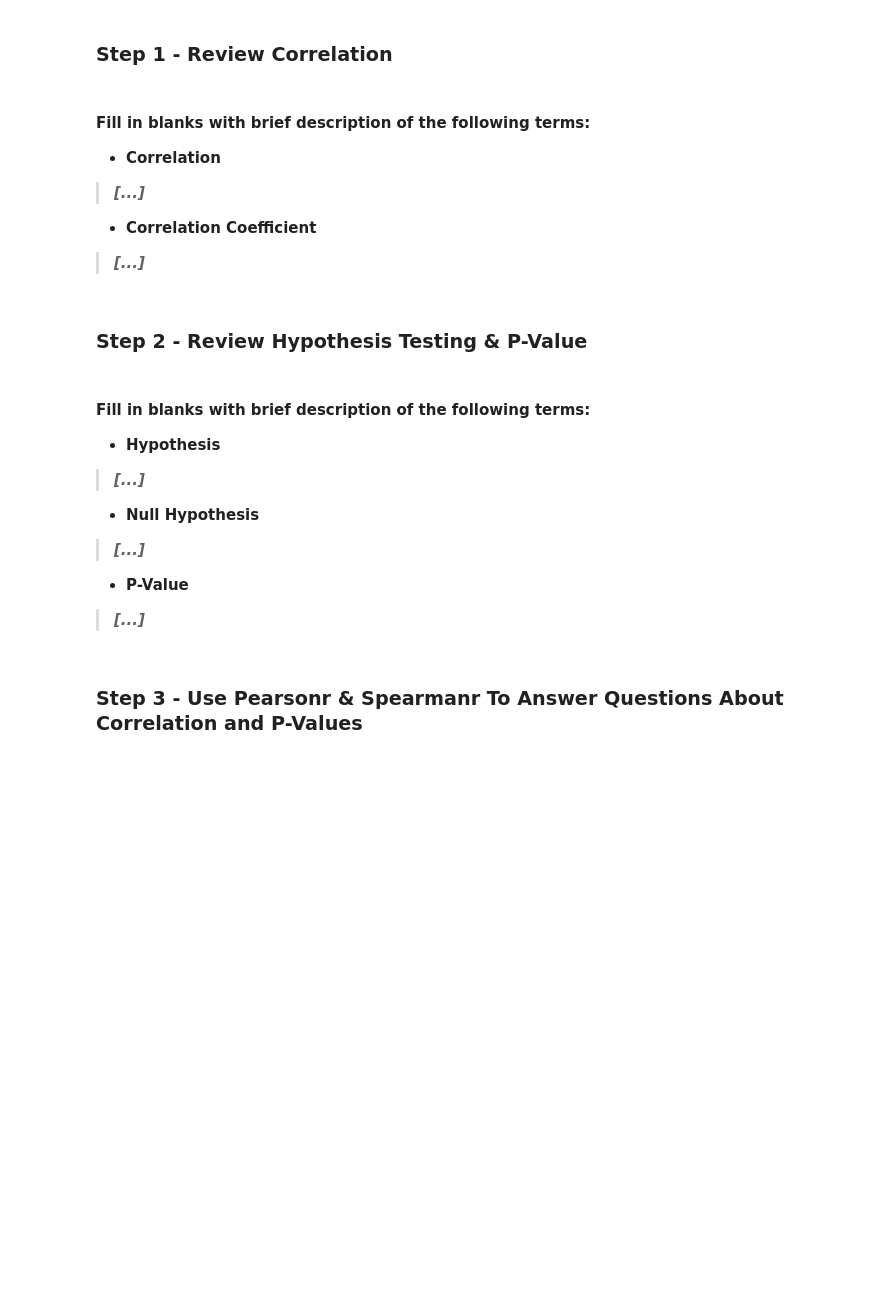
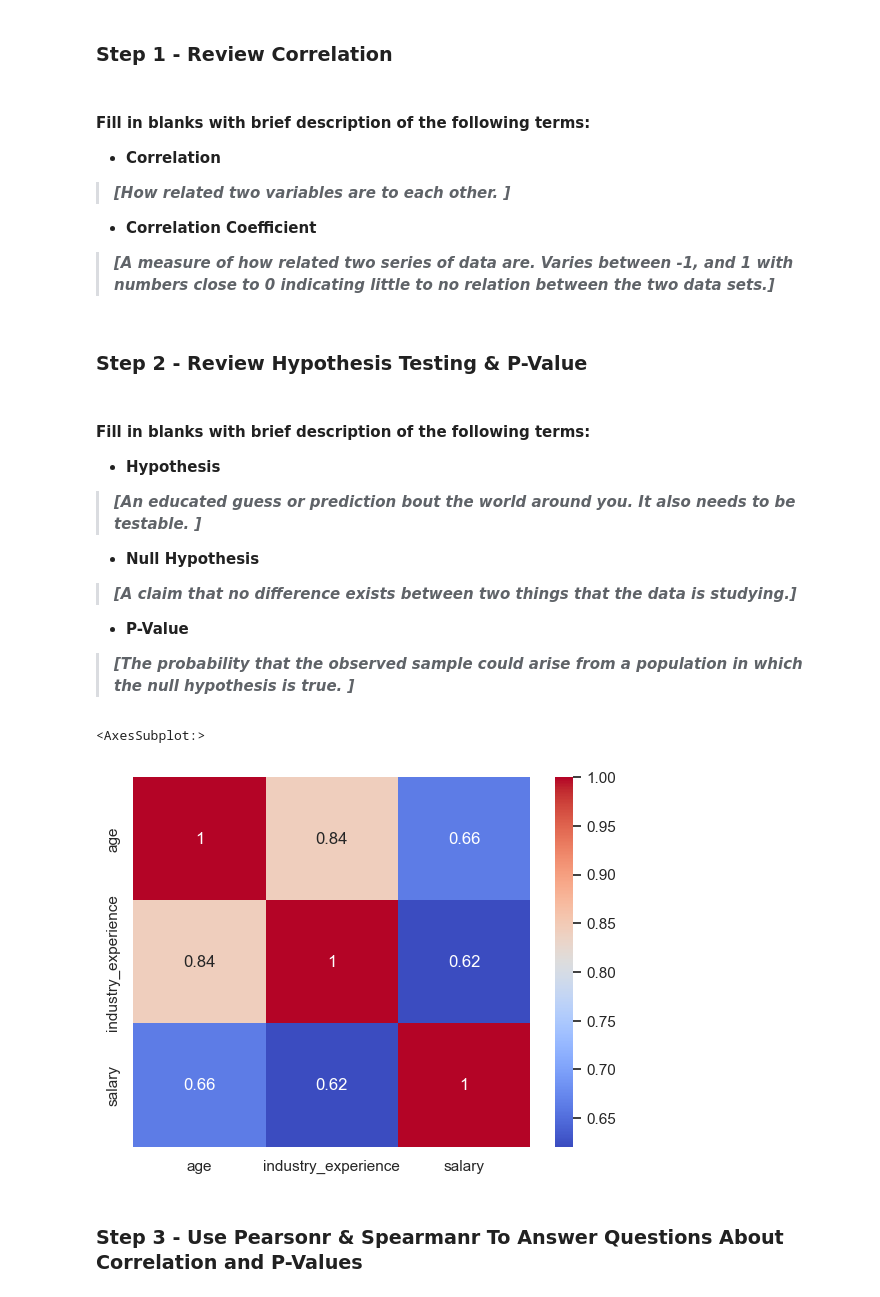
Before and after one commit to LarsoftheGeats/dataAnalysis3, a Jupyter notebook: Unit_3_-_EDA_.ipynb, the cells around one changed output. Saved outputs shown, nothing was run; the diff lists cells and outputs as text; code cells hidden in the pictures; blank space fills up the shorter version.

```diff
--- a/Unit_3_-_EDA_.ipynb
+++ b/Unit_3_-_EDA_.ipynb
@@ -565,10 +567,10 @@ sns.boxplot(data=df, x='education', y='salary', hue='gender')
 
 
 - **Correlation**
-> ***[...]***
+> ***[How related two variables are to each other.  ]***
 
 - **Correlation Coefficient**
->***[...]***
+>***[A measure of how related two series of data are.  Varies between -1, and 1 with numbers close to 0 indicating little to no relation between the two data sets.]***
 # %% [markdown]
 ### Step 2 - Review Hypothesis Testing & P-Value
 # %%
@@ -578,13 +580,18 @@ sns.boxplot(data=df, x='education', y='salary', hue='gender')
 #### Fill in blanks with brief description of the following terms:
 
 - **Hypothesis**
-> ***[...]***
+> ***[An educated guess or prediction bout the world around you.  It also needs to be testable.  ]***
 
 - **Null Hypothesis**
-> ***[...]***
+> ***[A claim that no difference exists between two things that the data is studying.]***
 
 - **P-Value**
-> ***[...]***
+> ***[The probability that the observed sample could arise from a population in which the null hypothesis is true.  ]***
+# %%
+sns.heatmap(df.corr(), annot=True, cmap='coolwarm')
+# %% [output]
+<AxesSubplot:>
+[figure, added]
 # %% [markdown]
 ### Step 3 - Use Pearsonr & Spearmanr To Answer Questions About Correlation and P-Values
 # %% [markdown]
```
Also changed, not shown: parts of 32 cells of this notebook.
